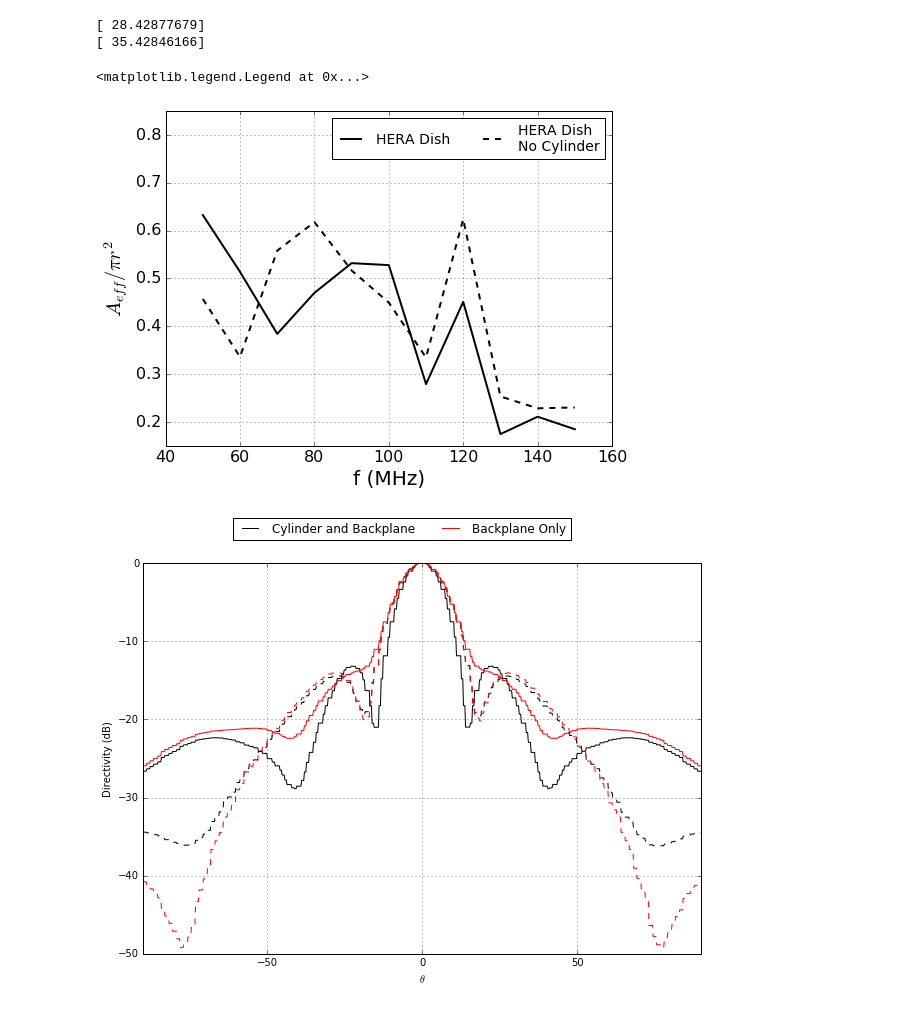
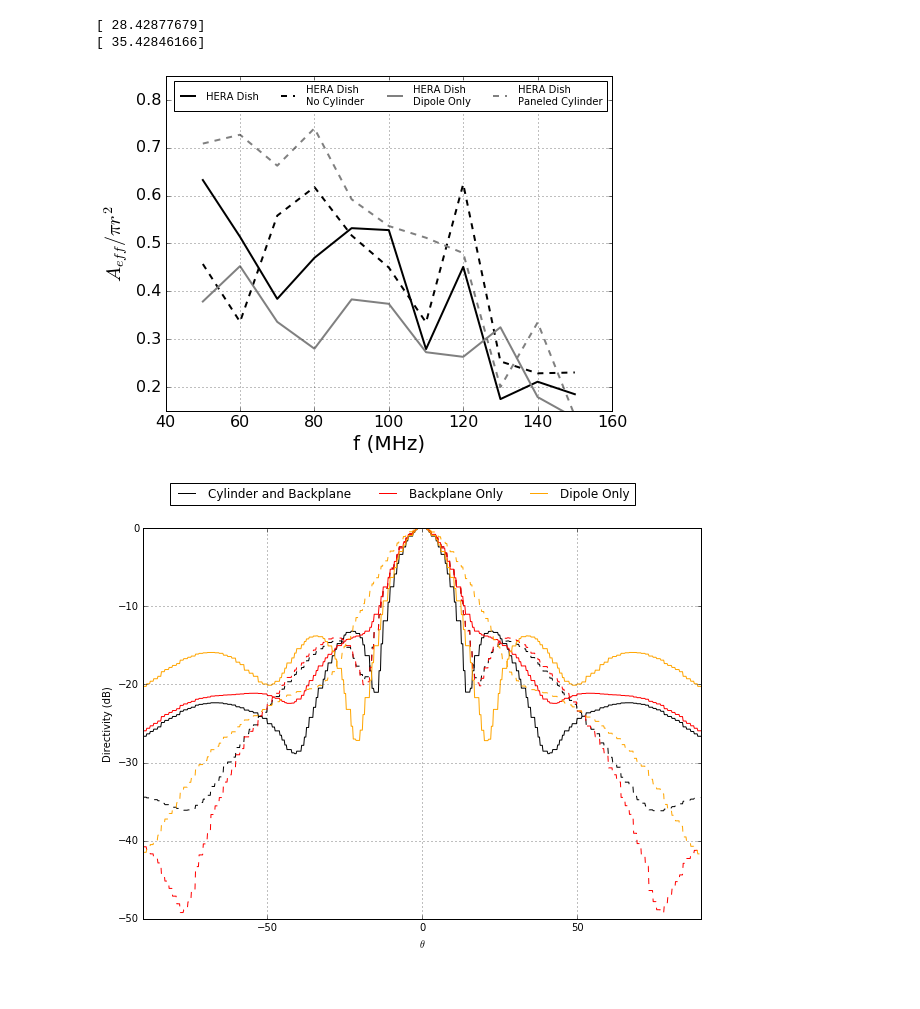
Before and after one commit to aewallwi/simulations-hera-eox, a Jupyter notebook: src/farField_analysis_lowFreq.ipynb, the cells around one changed output. Saved outputs shown, nothing was run; the diff lists cells and outputs as text; code cells hidden in the pictures.

```diff
--- a/src/farField_analysis_lowFreq.ipynb
+++ b/src/farField_analysis_lowFreq.ipynb
@@ -63,6 +63,8 @@ class Beam:
 fstrList=['050','060','070','080','090','100','110','120','130','140','150']
 beamCylinder=Beam('beamCylinderBackPlane',fstrList,64,['XX'],rotateY=True)
 beamNoCylinder=Beam('beamBackPlane',fstrList,64,['XX'],rotateY=True)
+beamBareDipole=Beam('beamBareDipole',fstrList,64,['XX'],rotateY=True)
+beamPaneledCylinder=Beam('beamPaneledCylinder',fstrList,64,['XX'],rotateY=True)
 # %% [output]
 0
 1
@@ -109,26 +109,28 @@ p.grid()
 # %%
 p.plot(beamCylinder.fAxis/1e6,beamCylinder.effArea[0]/(pi*7*7),label='HERA Dish',color='k',ls='-',lw=2)
 print beamCylinder.effArea[0][beamCylinder.fAxis==150e6]
 p.plot(beamNoCylinder.fAxis/1e6,beamNoCylinder.effArea[0]/(pi*7*7),label='HERA Dish\nNo Cylinder',color='k',ls='--',lw=2)
 print beamNoCylinder.effArea[0][beamNoCylinder.fAxis==150e6]
 #p.plot(beamNoBackPlane.fAxis/1e6,beamNoBackPlane.effAreaXX/(pi*7*7),label='No BackPlane')
-#p.plot(beamBareDipole.fAxis/1e6,beamBareDipole.effArea[0]/(pi*7*7),label='HERA Dish\nDipole Only',color='grey',lw=2,ls='-')
+p.plot(beamBareDipole.fAxis/1e6,beamBareDipole.effArea[0]/(pi*7*7),label='HERA Dish\nDipole Only',color='grey',lw=2,ls='-')
+p.plot(beamPaneledCylinder.fAxis/1e6,beamPaneledCylinder.effArea[0]/(pi*7*7),label='HERA Dish\nPaneled Cylinder',color='grey',lw=2,ls='--')
+
+
 #print beamBareDipole.effArea[0][beamBareDipole.fAxis==150e6]
 p.xlabel('f (MHz)',fontsize=20)
 p.ylabel('$A_{eff}/\\pi r^2$',fontsize=20)
 p.grid()
 p.ylim(.15,.85)
 p.gca().tick_params('x',labelsize=16)
 p.gca().tick_params('y',labelsize=16)
 p.gcf().set_size_inches([8,6])
 #p.gca().yaxis.grid(which='minor')
-p.legend(loc='best',fontsize=14,ncol=3)
-#p.savefig('../apj_revision/')
+p.legend(loc='best',fontsize=10,ncol=4)
+p.savefig('../analysis/Percentage_illumination.pdf')
 # %% [output]
 [ 28.42877679]
 [ 35.42846166]
-<matplotlib.legend.Legend at 0x...>
-[figure, old version]
+[figure, new version]
 # %%
 #take a cut through a beam
 def hpCut(phi,nPix,data):
@@ -156,10 +158,10 @@ l2=p.plot(tha,hpCut(pi/2.,nth,10*n.log10(beamNoCylinder.data[0,5,:])),color='r')
 #l3=p.plot(tha,hpCut(pi/2.,nth,10*n.log10(beamNoBackPlane.dataXX[5,:])),color='b')[0]
 
 
-#p.plot(tha,hpCut(0,nth,10*n.log10(beamBareDipole.dataXX[5,:])),color='orange',ls='--')
-#l4=p.plot(tha,hpCut(pi/2.,nth,10*n.log10(beamBareDipole.dataXX[5,:])),color='orange')[0]
+p.plot(tha,hpCut(0,nth,10*n.log10(beamBareDipole.data[0,5,:])),color='orange',ls='--')
+l3=p.plot(tha,hpCut(pi/2.,nth,10*n.log10(beamBareDipole.data[0,5,:])),color='orange')[0]
 
-p.gcf().legend((l1,l2),('Cylinder and Backplane','Backplane Only'),loc='upper center',ncol=3)
+p.gcf().legend((l1,l2,l3),('Cylinder and Backplane','Backplane Only','Dipole Only'),loc='upper center',ncol=3)
 p.grid()
 p.xlabel('$\\theta$')
 p.xlim(-90,90)
@@ -167,4 +169,4 @@ p.ylim(-50,0)
 p.ylabel('Directivity (dB)')
 p.gcf().set_size_inches([10,7])
 # %% [output]
-[figure, old version]
+[figure, new version]
```
Also changed, not shown: parts of 7 cells of this notebook, 1 other file.
